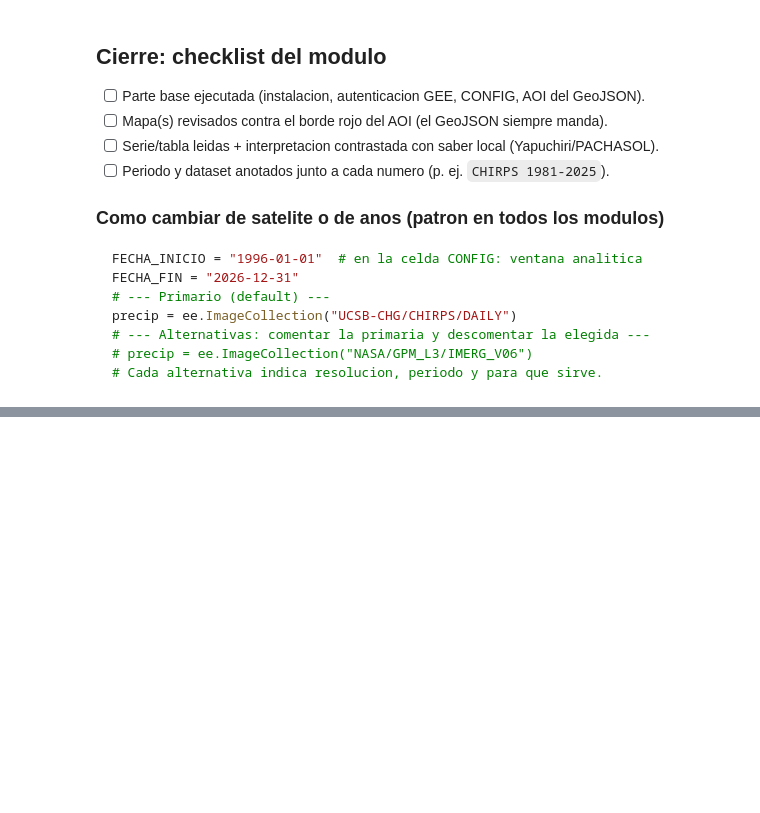
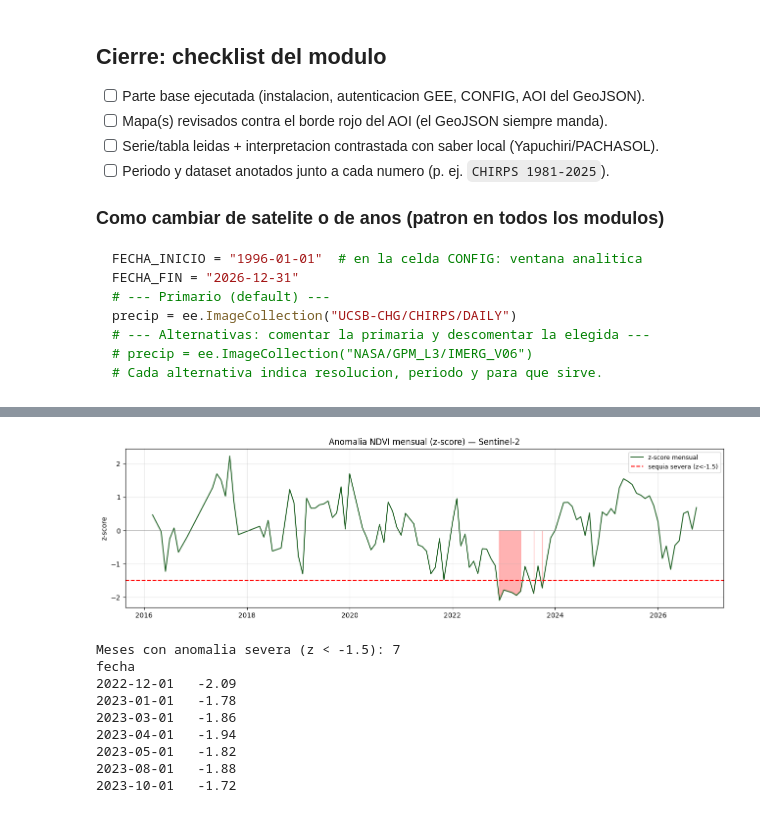
Before and after one commit to AGRIdigital-Climbat/PlantillaMapa, a Jupyter notebook: 07_NDVI_Fenologia/01_ndvi_fenologia.ipynb, the cells around one changed output, grey strips where cells are left out. Cells and saved outputs as stored; diff of their text form; code cells hidden in the pictures; blank space fills up the shorter version.

```diff
--- a/07_NDVI_Fenologia/01_ndvi_fenologia.ipynb
+++ b/07_NDVI_Fenologia/01_ndvi_fenologia.ipynb
@@ -740,0 +795,48 @@ precip = ee.ImageCollection("UCSB-CHG/CHIRPS/DAILY")
+# %%
+# ============================================================
+# M7.3b Anomalia z-score NDVI (usa UMBRALES['ndvi_anomalia_z'])
+# ============================================================
+anios_z = sorted(df_ndvi.index.year.unique())
+clim_z, desv_z = {}, {}
+for m in MESES:
+    vals = [df_ndvi[(df_ndvi.index.year == y) & (df_ndvi.index.month == m)]["valor"].mean()
+            for y in anios_z]
+    vals = [v for v in vals if pd.notna(v)]
+    if len(vals) >= 3:
+        clim_z[m] = float(np.mean(vals))
+        desv_z[m] = float(np.std(vals, ddof=1))
+
+df_z = df_ndvi.copy()
+df_z["mes"]  = df_z.index.month
+df_z["clim"] = df_z["mes"].map(clim_z)
+df_z["desv"] = df_z["mes"].map(desv_z)
+df_z["z"]    = (df_z["valor"] - df_z["clim"]) / df_z["desv"]
+
+z_mensual = df_z.resample("MS")["z"].mean().dropna()
+umbral_z = UMBRALES["ndvi_anomalia_z"]
+anom_severa = z_mensual[z_mensual < umbral_z]
+
+fig, ax = plt.subplots(figsize=(13, 4))
+ax.plot(z_mensual.index, z_mensual.values, lw=1.4, color="#1b5e20", label="z-score mensual")
+ax.axhline(0, color="gray", lw=0.6)
+ax.axhline(umbral_z, color="red", ls="--", label=f"sequia severa (z<{umbral_z})")
+ax.fill_between(z_mensual.index, z_mensual.values, 0,
+                where=(z_mensual.values < umbral_z), color="red", alpha=0.3)
+ax.set_title("Anomalia NDVI mensual (z-score) — Sentinel-2")
+ax.set_ylabel("z-score"); ax.grid(alpha=0.3); ax.legend(fontsize=9)
+plt.tight_layout(); plt.show()
+
+print(f"Meses con anomalia severa (z < {umbral_z}): {len(anom_severa)}")
+if len(anom_severa):
+    print(anom_severa.round(2).to_string())
+# %% [output]
+[figure, added]
+Meses con anomalia severa (z < -1.5): 7
+fecha
+2022-12-01   -2.09
+2023-01-01   -1.78
+2023-03-01   -1.86
+2023-04-01   -1.94
+2023-05-01   -1.82
+2023-08-01   -1.88
+2023-10-01   -1.72
```
Also changed, not shown: parts of 2 cells of this notebook.
